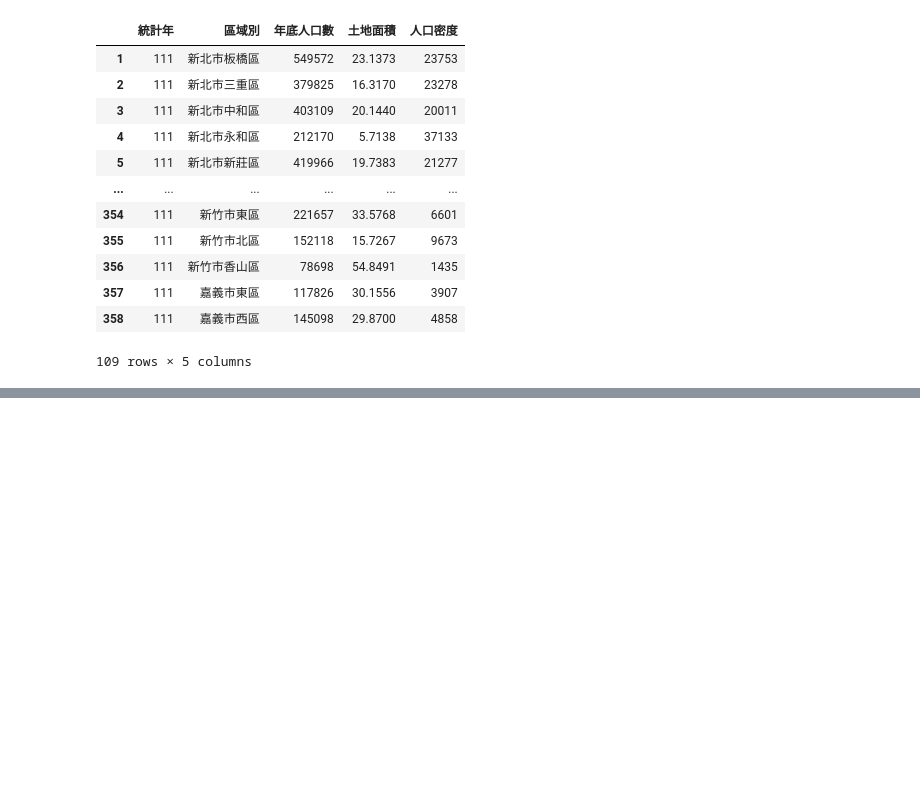
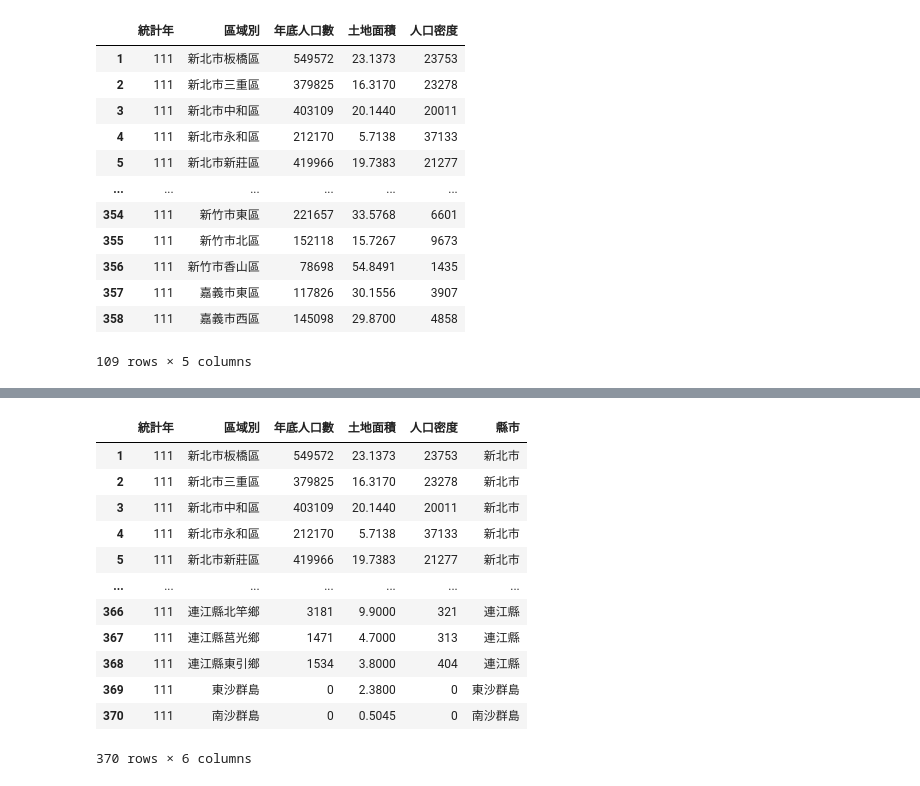
Before and after one commit to Han7502/2023_11_14_2_4, a Jupyter notebook: lesson17/lesson17_3.ipynb, the cells around one changed output, grey strips where cells are left out. Cells and saved outputs as stored; diff of their text form; code cells hidden in the pictures; blank space fills up the shorter version.

```diff
--- a/lesson17/lesson17_3.ipynb
+++ b/lesson17/lesson17_3.ipynb
@@ -172,0 +188,23 @@ dataFrame3[dataFrame3['年底人口數'] > meanValue]
+# %%
+def getCity(value:str) -> str:
+    if len(value) > 4:
+        return value[:3]
+    else:
+        return value
+
+dataFrame3['縣市'] = dataFrame3['區域別'].map(getCity)
+dataFrame3
+# %% [output]
+|  | 統計年 | 區域別 | 年底人口數 | 土地面積 | 人口密度 | 縣市 |
+| 1 | 111 | 新北市板橋區 | 549572 | 23.1373 | 23753 | 新北市 |
+| 2 | 111 | 新北市三重區 | 379825 | 16.3170 | 23278 | 新北市 |
+| 3 | 111 | 新北市中和區 | 403109 | 20.1440 | 20011 | 新北市 |
+| 4 | 111 | 新北市永和區 | 212170 | 5.7138 | 37133 | 新北市 |
+| 5 | 111 | 新北市新莊區 | 419966 | 19.7383 | 21277 | 新北市 |
+| ... | ... | ... | ... | ... | ... | ... |
+| 366 | 111 | 連江縣北竿鄉 | 3181 | 9.9000 | 321 | 連江縣 |
+| 367 | 111 | 連江縣莒光鄉 | 1471 | 4.7000 | 313 | 連江縣 |
+| 368 | 111 | 連江縣東引鄉 | 1534 | 3.8000 | 404 | 連江縣 |
+| 369 | 111 | 東沙群島 | 0 | 2.3800 | 0 | 東沙群島 |
+| 370 | 111 | 南沙群島 | 0 | 0.5045 | 0 | 南沙群島 |
+370 rows × 6 columns
```
Also changed, not shown: parts of 1 cell of this notebook.
